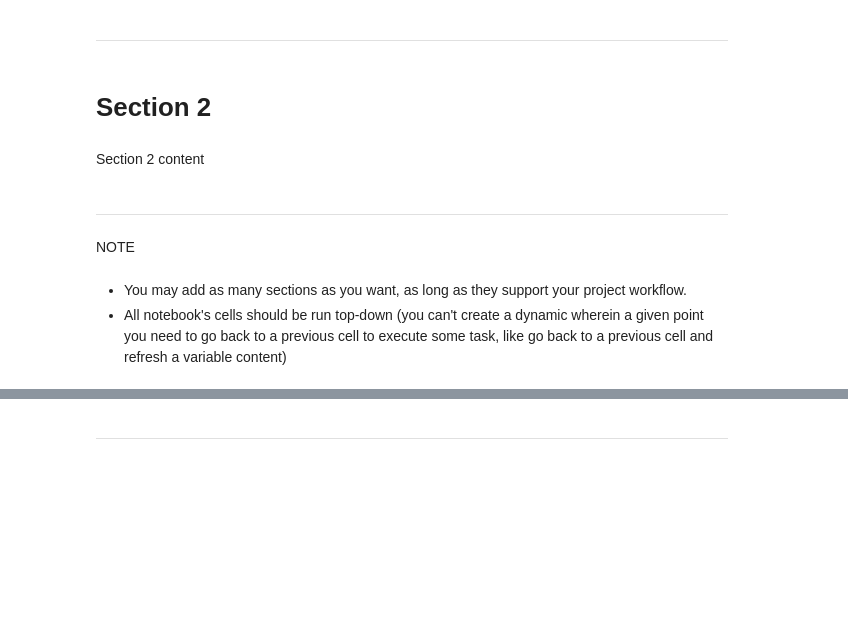
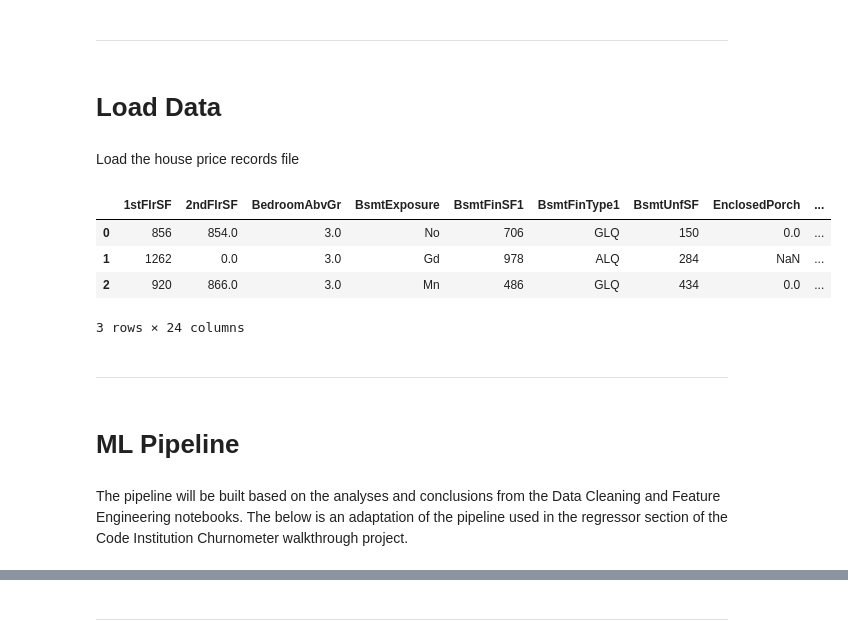
Before and after one commit to ChrisCherng/heritage-housing, a Jupyter notebook: jupyter_notebooks/05. PredictPrice.ipynb, the cells around one changed output, grey strips where cells are left out. Drawn from its saved outputs; the diff is of its cells as text; code cells hidden in the pictures; blank space fills up the shorter version.

```diff
--- a/jupyter_notebooks/05. PredictPrice.ipynb
+++ b/jupyter_notebooks/05. PredictPrice.ipynb
@@ -48,13 +47,24 @@ Section 1 content
 # %% [markdown]
 ---
-# %% [markdown]
-# Section 2
-# %% [markdown]
-Section 2 content
+# %% [markdown]
+# Load Data
+# %% [markdown]
+Load the house price records file
+# %%
+import numpy as np
+import pandas as pd
+df = pd.read_csv("outputs/datasets/collection/HousePricesRecords.csv")
+df.head(3)
+# %% [output]
+|  | 1stFlrSF | 2ndFlrSF | BedroomAbvGr | BsmtExposure | BsmtFinSF1 | BsmtFinType1 | BsmtUnfSF | EnclosedPorch | ... |
+| 0 | 856 | 854.0 | 3.0 | No | 706 | GLQ | 150 | 0.0 | ... |
+| 1 | 1262 | 0.0 | 3.0 | Gd | 978 | ALQ | 284 | NaN | ... |
+| 2 | 920 | 866.0 | 3.0 | Mn | 486 | GLQ | 434 | 0.0 | ... |
+3 rows × 24 columns
 # %% [markdown]
 ---
-# %% [markdown]
-NOTE
-# %% [markdown]
-* You may add as many sections as you want, as long as they support your project workflow.
-* All notebook's cells should be run top-down (you can't create a dynamic wherein a given point you need to go back to a previous cell to execute some task, like go back to a previous cell and refresh a variable content)
+# %% [markdown]
+# ML Pipeline
+# %% [markdown]
+The pipeline will be built based on the analyses and conclusions from the Data Cleaning and Feature Engineering notebooks.
+The below is an adaptation of the pipeline used in the regressor section of the Code Institution Churnometer walkthrough project.
```
Also changed, not shown: parts of 49 cells of this notebook.
